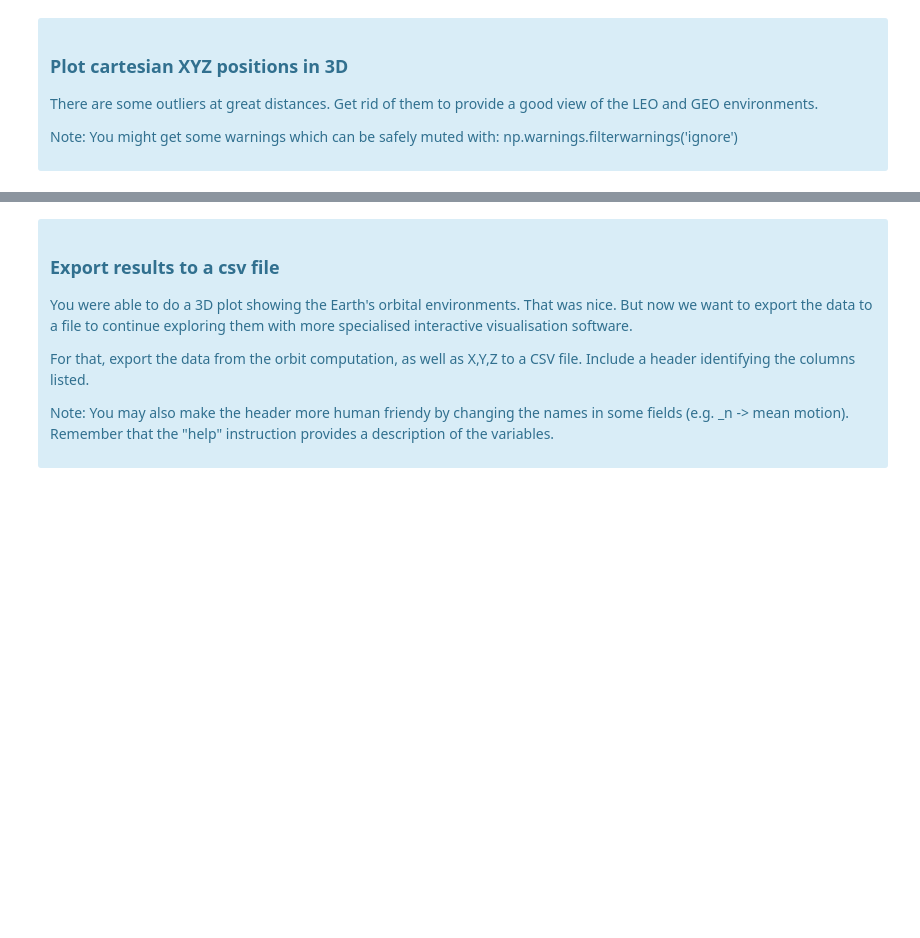
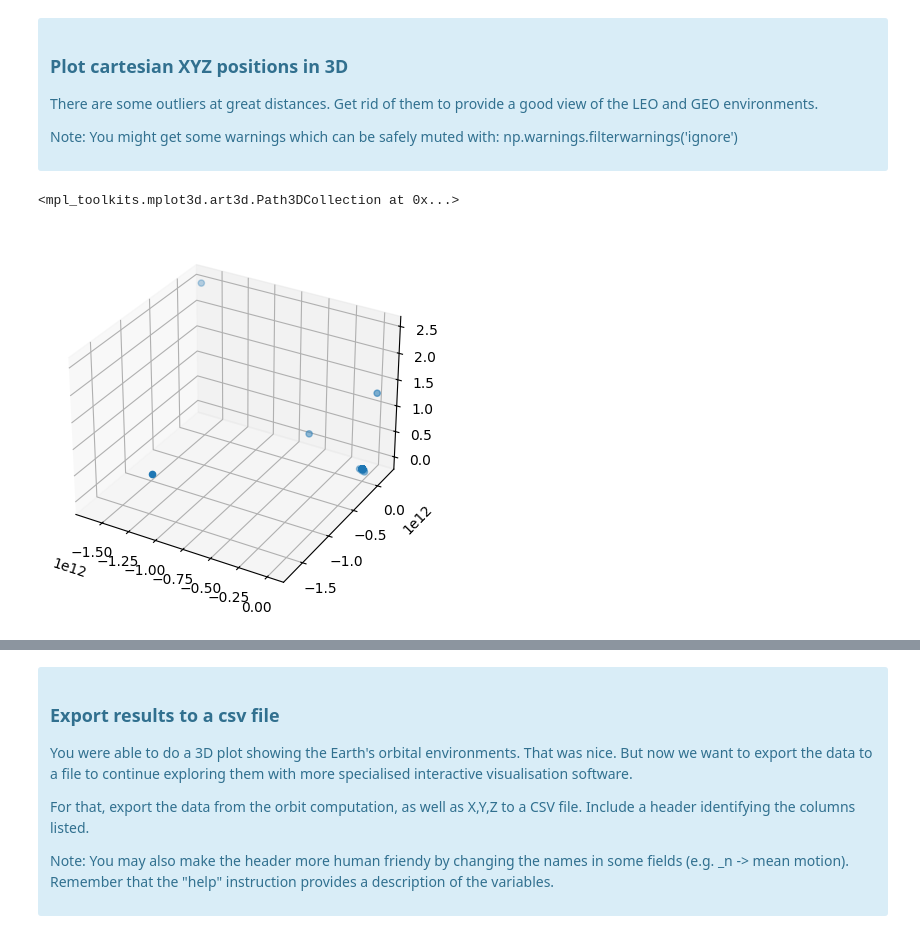
Before and after one commit to RiPires/ETS-Labs, a Jupyter notebook: Report2_Sattelites/PL_Satellites_ReportTemplate.ipynb, the cells around one changed output, grey strips where cells are left out. Drawn from its saved outputs; the diff is of its cells as text; code cells hidden in the pictures; blank space fills up the shorter version.

```diff
--- a/Report2_Sattelites/PL_Satellites_ReportTemplate.ipynb
+++ b/Report2_Sattelites/PL_Satellites_ReportTemplate.ipynb
@@ -78,6 +114,13 @@ What attributes and methods does the _Observer_ object provide? Use the "help" c
 From the TLE file provided for this exercise, select a satellite and load its orbital elements into an ephem _EarthSatellite_ object (readtle).
 
 </div>
+# %%
+## Select satellite
+l1 = '0 LEMUR 2 SARAHBETTYBOO'
+l2 = '1 43888U 18111N   23310.72641893  .00032350  00000-0  19685-2 0  9996'
+l3 = '2 43888  97.6692 220.6591 0014569  67.8923 292.3852 15.10264039266047'
+## Load its orbital elements
+orbitElement = ephem.readtle(l1,l2,l3)
 # %% [markdown]
 <div class="alert alert-block alert-info">
 
@@ -151,3 +284,6 @@ def loadTLE(filename):
 Read the TLEs from the file provided for this activity into a list of _EarthSatellite_ objects
 
 </div>
+# %%
+## Set-up objects' list
+objlist = loadTLE('SpaceTrack_3le_07112023.txt')
@@ -161,6 +299,37 @@ The computations are for one fixed date of your choice. You may use the observer
 Sometimes, _ephem_ will not compute the positions and exits with an error. This is often due to the old date of some TLEs. To overcome this unwanted termination, you will have to capture those exceptions and eliminate the problematic satellites from the list. Print on the screen the names of the satellites that have been discarded.
 
 </div>
+# %%
+## Compute orbits for the objects "objlist" relative to the observer "obs"
+## and determine their X,Y,Z cartesian positions
+
+XX, YY, ZZ = [], [], []
+
+
+for i in range(0, len(objlist)):
+
+    try:
+        objlist[i].compute(obs)
+    except ValueError:
+        print("%i deleted %s: cannot compute the body's position at %s" % (i,objlist[i].name,obs.date))
+
+    try:
+        radius = ephem.earth_radius + objlist[i].elevation
+        X = radius * np.cos(objlist[i].sublong) * np.cos(objlist[i].sublat)
+        Y = radius * np.sin(objlist[i].sublong) * np.cos(objlist[i].sublat)
+        Z = radius * np.sin(objlist[i].sublat)
+    except RuntimeError:
+        print("%i deleted %s: cannot compute the body's position at %s" % (i,objlist[i].name,obs.date))
+        X=Y=Z = float('nan')
+
+    XX.append(X)
+    YY.append(Y)
+    ZZ.append(Z)
+
+
+XX = np.array(XX)
+YY = np.array(YY)
+ZZ = np.array(ZZ)
 # %% [markdown]
 <div class="alert alert-block alert-info">
 
@@ -173,3 +342,10 @@ Note: You might get some warnings which can be safely muted with:
 np.warnings.filterwarnings('ignore')
 
 </div>
+# %%
+fig = plt.figure()
+ax = plt.axes(projection='3d')
+ax.scatter3D(XX,YY,ZZ)
+# %% [output]
+<mpl_toolkits.mplot3d.art3d.Path3DCollection at 0x...>
+[figure, added]
```
Also changed, not shown: parts of 19 cells of this notebook, 4 other files.
